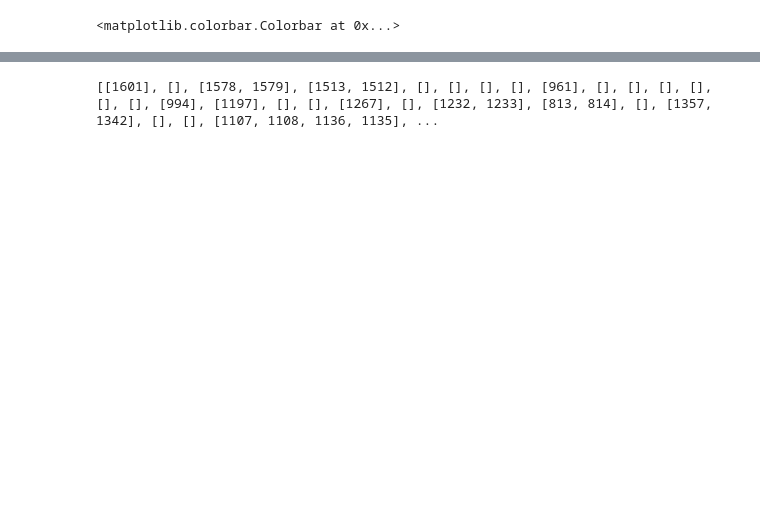
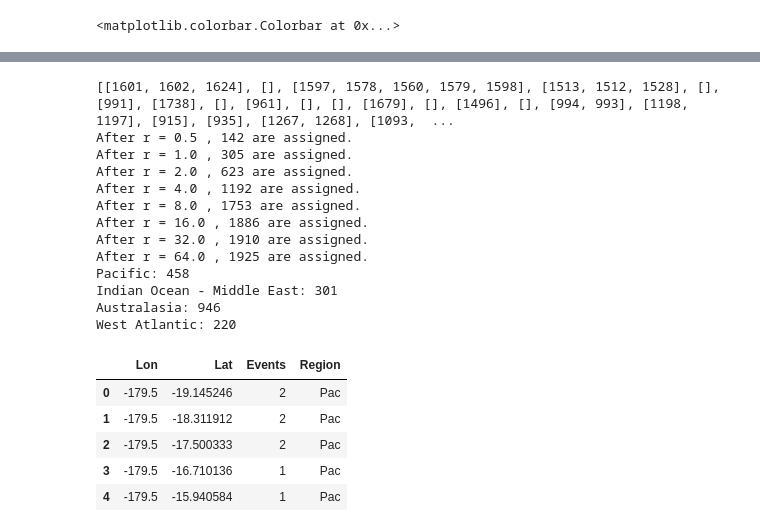
Before and after one commit to mlmldata2018/Coral-Bleaching-Project-MS263, a Jupyter notebook: src/Bleaching_Project_Data_Setup.ipynb, the cells around one changed output, grey strips where cells are left out. Saved outputs shown, nothing was run; the diff lists cells and outputs as text; code cells hidden in the pictures; blank space fills up the shorter version.

```diff
--- a/src/Bleaching_Project_Data_Setup.ipynb
+++ b/src/Bleaching_Project_Data_Setup.ipynb
@@ -139,33 +146,101 @@ cells.head()
 # %%
 # To make a fair comparison, we need to figure out which of our cells match Hughes reef areas.
 # Each area has a center and an area, so we can use a circle of that area as a first-order guess
 # at each area.  Unfortunately, it seems that the areas are quite warped, because some of the
 # centers are far inland.
 
 # Try scipy.spatial.cKDTree to find neighbors.
 from scipy import spatial
 # Build the tree (a binary trie) of our cells.
 lonlat = cells.as_matrix({'Lon', 'Lat'})
 tree = spatial.cKDTree(lonlat)
 
 # For each of the 100 Hughes cells, get a list of our cells which are likely to overlap.
 # I failed to find a way to add variable-length lists to a column, so the lists are stored
 # separately.
 hughes = hughes.assign(radius_km=hughes.Size_km2**0.5)
 cell_lists = [ [] for i in range(len(hughes)) ]
 match_idx = np.zeros(len(hughes), dtype=np.bool)
 for i in range(len(hughes)):
     # convert radius to degrees (ignoring change of size with latitude for now)
-    # also, add 0.2 km as a rough allowance for our cell size
-    radius = 0.25 + hughes.radius_km[i] / 111
+    # also, add 0.5 degrees as a rough allowance for our cell size
+    # radius = 0.5 + hughes.radius_km[i] / 111
+    # Experimentally, try a large radius to compare over larger areas even without overlap.
+    # 0 gives 15 comparisons, 0.5 gives 76, 2.0 gives 93.  In all cases there's an
+    # insignificant negative correlation in bleaching.
+    radius = 0.5 + hughes.radius_km[i] / 111
+
     c = tree.query_ball_point([hughes['Numeric Lon'][i],hughes['Numeric Lat'][i]], radius, n_jobs=4)
     # Convert zero-based indexes to 1-based cell numbers.
     cell_lists[i] = [x+1 for x in c]
     match_idx[i] = len(c) > 0
 
 print(cell_lists)
+
+# Hughes et al. assigns each reef area to a region.  Repeat the use of the tree with a large enough radius that
+# each cell is matched to some hughes area, and store the area name in the cell dataframe.  This allows us to
+# assign each cell to a region.
+# To increase the odds of high quality matches, this will be run at a small radius first,
+# which then increases.  Matches found at a small radius will not be overwritten by matches at a large radius.
+cells = cells.assign(Region='none')
+cells_assigned = 0
+r = 0.5
+while cells_assigned < 1925:
+    for i in range(len(hughes)):
+        # 0 gives 15 comparisons, 0.5 gives 76, 2.0 gives 93.  In all cases there's an
+        # insignificant negative correlation in bleaching.
+        radius = r + hughes.radius_km[i] / 111
+        c = tree.query_ball_point([hughes['Numeric Lon'][i],hughes['Numeric Lat'][i]], radius, n_jobs=4)
+        # Convert zero-based indexes to 1-based cell numbers.
+        region = hughes.Region[i]
+        #print('Reef', i, 'region', region, 'found ', c)
+        for x in c:
+            if cells.loc[x, 'Region'] == 'none':
+                cells.loc[x, 'Region'] = region
+                cells_assigned = cells_assigned + 1
+    print('After r =', r, ',', cells_assigned, 'are assigned.')
+    r = r * 2
+
+# Some special cases are easier to identify visually than with the approach above.
+# South atlantic, off Brazil is initially id'd as Indian Ocean/ Middle East!
+# Make a bounding box to specify these cells
+box = [-40, -25, -26, -16]
+cells.loc[(cells.Lat > box[2]) & (cells.Lat < box[3]) & (cells.Lon > box[0]) & (cells.Lon < box[1]), 'Region'] = "WAtl"
+# Others off Brazil are labeled Pacific.
+box = [-39, -34, -16, -8]
+cells.loc[(cells.Lat > box[2]) & (cells.Lat < box[3]) & (cells.Lon > box[0]) & (cells.Lon < box[1]), 'Region'] = "WAtl"
+# Some SW Caribbean cells are id's as Pacific
+box = [-83, -80,  12, 16]
+cells.loc[(cells.Lat > box[2]) & (cells.Lat < box[3]) & (cells.Lon > box[0]) & (cells.Lon < box[1]), 'Region'] = "WAtl"
+box = [-81, -76, 8.8, 11]
+cells.loc[(cells.Lat > box[2]) & (cells.Lat < box[3]) & (cells.Lon > box[0]) & (cells.Lon < box[1]), 'Region'] = "WAtl"
+
+print('Pacific:', sum(cells['Region'] == 'Pac'))
+print('Indian Ocean - Middle East:', sum(cells['Region'] == 'IO-ME'))
+print('Australasia:', sum(cells['Region'] == 'AuA'))
+print('West Atlantic:', sum(cells['Region'] == 'WAtl'))
+cells.to_pickle('../results/Logan_cells_events_region.pkl')
+cells.head()
 # %% [output]
-[[1601], [], [1578, 1579], [1513, 1512], [], [], [], [], [961], [], [], [], [], [], [], [994], [1197], [], [], [1267], [], [1232, 1233], [813, 814], [], [1357, 1342], [], [], [1107, 1108, 1136, 1135], ...
+[[1601, 1602, 1624], [], [1597, 1578, 1560, 1579, 1598], [1513, 1512, 1528], [], [991], [1738], [], [961], [], [], [1679], [], [1496], [], [994, 993], [1198, 1197], [915], [935], [1267, 1268], [1093,  ...
+After r = 0.5 , 142 are assigned.
+After r = 1.0 , 305 are assigned.
+After r = 2.0 , 623 are assigned.
+After r = 4.0 , 1192 are assigned.
+After r = 8.0 , 1753 are assigned.
+After r = 16.0 , 1886 are assigned.
+After r = 32.0 , 1910 are assigned.
+After r = 64.0 , 1925 are assigned.
+Pacific: 458
+Indian Ocean - Middle East: 301
+Australasia: 946
+West Atlantic: 220
+|  | Lon | Lat | Events | Region |
+| 0 | -179.5 | -19.145246 | 2 | Pac |
+| 1 | -179.5 | -18.311912 | 2 | Pac |
+| 2 | -179.5 | -17.500333 | 2 | Pac |
+| 3 | -179.5 | -16.710136 | 1 | Pac |
+| 4 | -179.5 | -15.940584 | 1 | Pac |
 # %%
 # Now that we have a correspondence between Hughes areas and Logan cells, we can
 # compare the bleaching for those which have some overlap.
```
Also changed, not shown: parts of 11 cells of this notebook.
